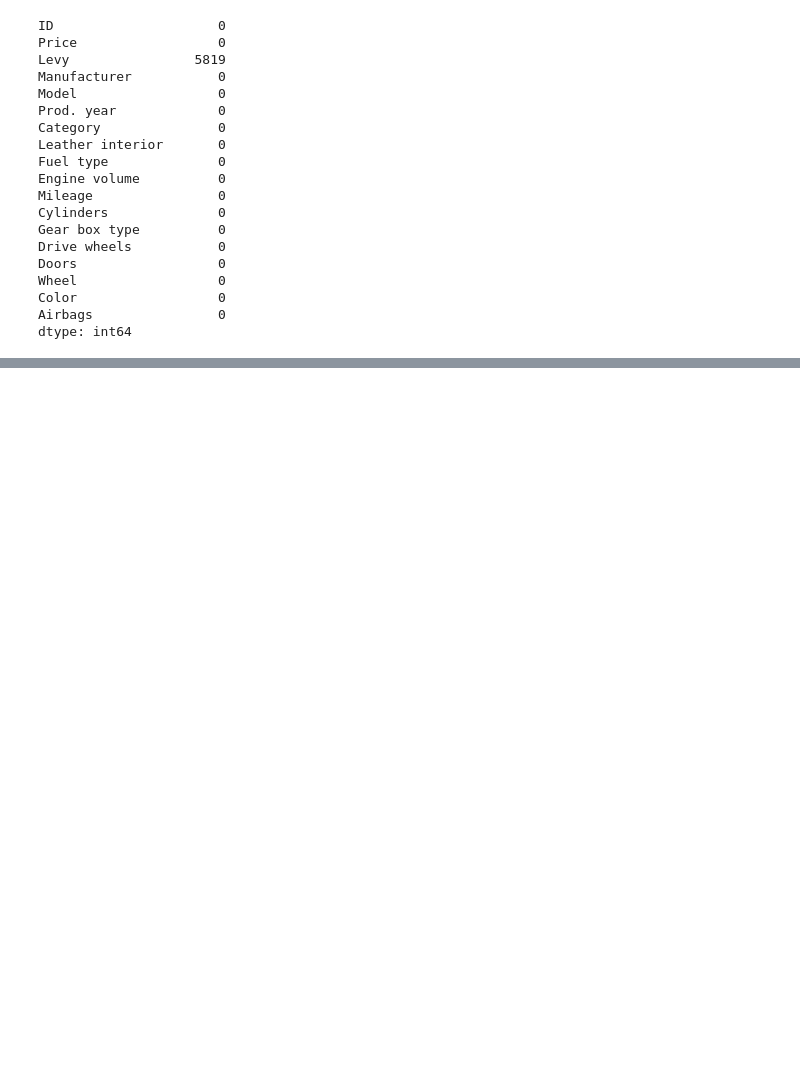
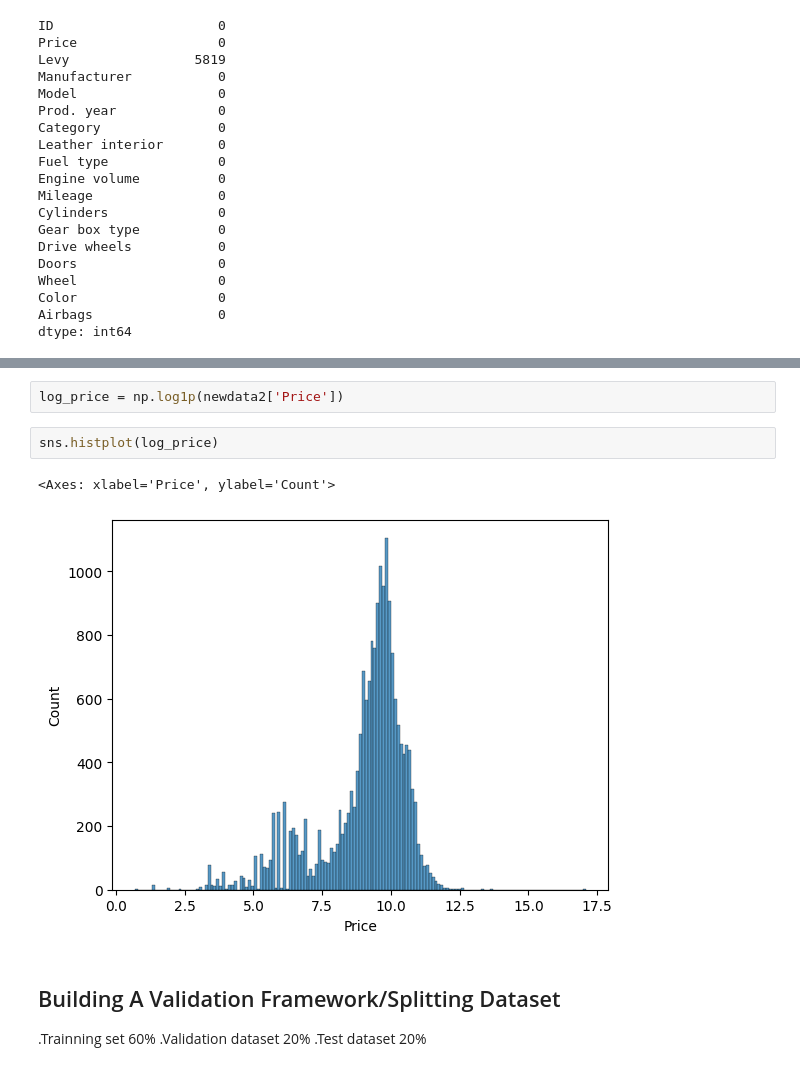
Before and after one commit to Nutsukpo/Car_Price_Prediction, a Jupyter notebook: loading_preprocessing_data.ipynb, the cells around one changed output, grey strips where cells are left out. Drawn from its saved outputs; the diff is of its cells as text; blank space fills up the shorter version.

```diff
--- a/loading_preprocessing_data.ipynb
+++ b/loading_preprocessing_data.ipynb
@@ -227,0 +317,12 @@ dtype: int64
+# %%
+log_price = np.log1p(newdata2['Price'])
+# %%
+sns.histplot(log_price)
+# %% [output]
+<Axes: xlabel='Price', ylabel='Count'>
+[figure, added]
+# %% [markdown]
+## Building A Validation Framework/Splitting Dataset
+.Trainning set 60%
+.Validation dataset 20%
+.Test dataset 20%
```
Also changed, not shown: parts of 45 cells of this notebook.
